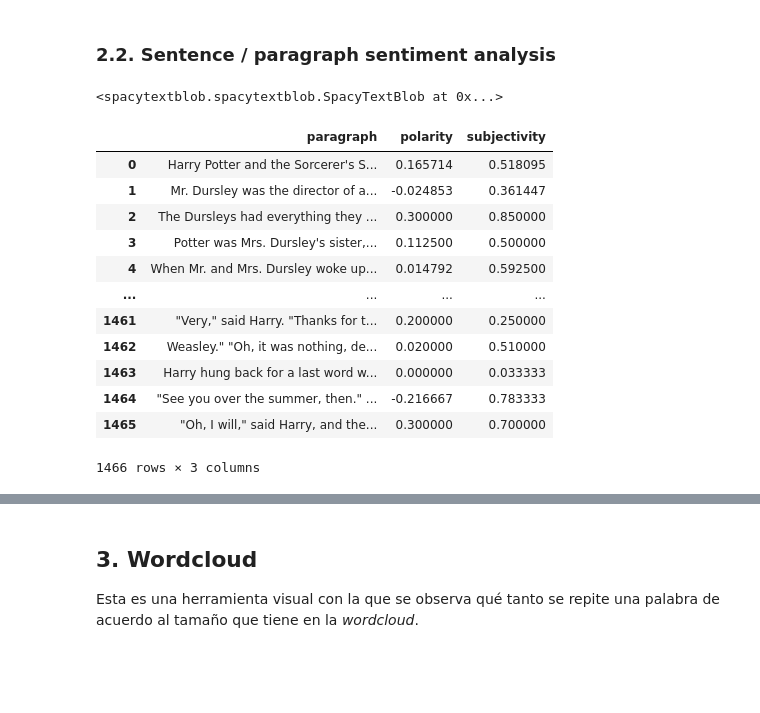
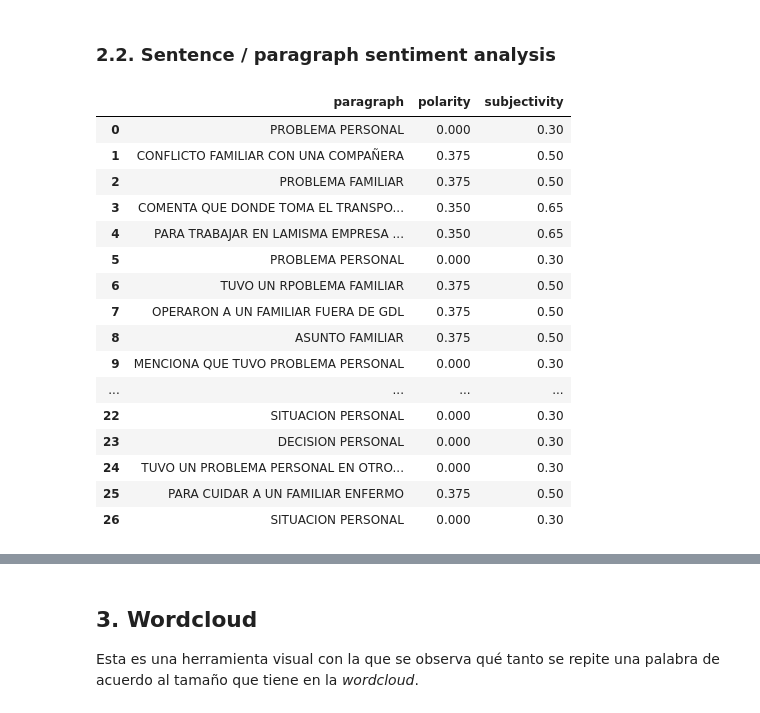
Before and after one commit to Jolmed26/PrediccionRotacionPersonal, a Jupyter notebook: src/analisis_sentimientos.ipynb, the cells around one changed output, grey strips where cells are left out. Drawn from its saved outputs; the diff is of its cells as text; code cells hidden in the pictures; blank space fills up the shorter version.

```diff
--- a/src/analisis_sentimientos.ipynb
+++ b/src/analisis_sentimientos.ipynb
@@ -387,7 +300,10 @@ text_3[:500]
+# %%
+# get text in English
+nlp = spacy.load("es_core_news_sm")
 # %%
 # add the sentiment
 nlp.add_pipe("spacytextblob")
-doc = nlp(text_3[:9_993])  #the first more-less 10_000 characters
+doc = nlp(all_text)
 # %%
 # put it in a dataframe
 df = pd.DataFrame()
@@ -446,11 +366,3 @@ alt.Chart(df).mark_circle(opacity=.4, size=50).encode(
 [interactive output not drawn]
 # %% [markdown]
 ### 2.2. Sentence / paragraph sentiment analysis
-# %%
-# get text in English
-nlp = spacy.load("en_core_web_sm")
-
-# add the sentiment
-nlp.add_pipe("spacytextblob")
-# %% [output]
-<spacytextblob.spacytextblob.SpacyTextBlob at 0x...>
@@ -459,37 +369,39 @@ paragraphs = [i.replace("\n"," ") for i in text_3.rsplit(".\n")]
 # %%
-# put it in a table
+# Suponiendo que `df` es tu DataFrame original con la columna "motivo_renuncia"
 df_sent = pd.DataFrame()
 
-for i in paragraphs:
-    # get text in English
-    # nlp = spacy.load("en_core_web_sm")
-
-    # add the sentiment
-    # nlp.add_pipe("spacytextblob")
-    doc = nlp(i)  #the first more-less 10_000 characters
+# Iterar sobre cada registro de la columna 'motivo_renuncia'
+for motivo in df["Motivo_renuncia"]:
+    doc = nlp(motivo)  # Procesar el texto con spaCy
     df_1 = pd.DataFrame({
-        "paragraph":doc.text,
-        "polarity":doc._.blob.polarity,
-        "subjectivity":doc._.blob.subjectivity
-    }, index=[0])
-    df_sent = pd.concat([df_sent, df_1])
+        "paragraph": [doc.text],
+        "polarity": [doc._.blob.polarity],
+        "subjectivity": [doc._.blob.subjectivity]
+    })
+    df_sent = pd.concat([df_sent, df_1], ignore_index=True)
 # %%
-# print the table for polarity and subjectivity values different to zero
-df_sent[(df_sent.subjectivity != 0) | (df_sent.polarity != 0)].reset_index(drop=True)
+# Filtrar valores de polaridad y subjetividad diferentes de cero
+df_sent_filtered = df_sent[(df_sent.subjectivity != 0) | (df_sent.polarity != 0)].reset_index(drop=True)
+
+df_sent_filtered
 # %% [output]
 |  | paragraph | polarity | subjectivity |
-| 0 | Harry Potter and the Sorcerer's S... | 0.165714 | 0.518095 |
-| 1 | Mr. Dursley was the director of a... | -0.024853 | 0.361447 |
-| 2 | The Dursleys had everything they ... | 0.300000 | 0.850000 |
-| 3 | Potter was Mrs. Dursley's sister,... | 0.112500 | 0.500000 |
-| 4 | When Mr. and Mrs. Dursley woke up... | 0.014792 | 0.592500 |
+| 0 | PROBLEMA PERSONAL | 0.000 | 0.30 |
+| 1 | CONFLICTO FAMILIAR CON UNA COMPAÑERA | 0.375 | 0.50 |
+| 2 | PROBLEMA FAMILIAR | 0.375 | 0.50 |
+| 3 | COMENTA QUE DONDE TOMA EL TRANSPO... | 0.350 | 0.65 |
+| 4 | PARA TRABAJAR EN LAMISMA EMPRESA ... | 0.350 | 0.65 |
+| 5 | PROBLEMA PERSONAL | 0.000 | 0.30 |
+| 6 | TUVO UN RPOBLEMA FAMILIAR | 0.375 | 0.50 |
+| 7 | OPERARON A UN FAMILIAR FUERA DE GDL | 0.375 | 0.50 |
+| 8 | ASUNTO FAMILIAR | 0.375 | 0.50 |
+| 9 | MENCIONA QUE TUVO PROBLEMA PERSONAL | 0.000 | 0.30 |
 | ... | ... | ... | ... |
-| 1461 | "Very," said Harry. "Thanks for t... | 0.200000 | 0.250000 |
-| 1462 | Weasley." "Oh, it was nothing, de... | 0.020000 | 0.510000 |
-| 1463 | Harry hung back for a last word w... | 0.000000 | 0.033333 |
-| 1464 | "See you over the summer, then." ... | -0.216667 | 0.783333 |
-| 1465 | "Oh, I will," said Harry, and the... | 0.300000 | 0.700000 |
+| 22 | SITUACION PERSONAL | 0.000 | 0.30 |
+| 23 | DECISION PERSONAL | 0.000 | 0.30 |
+| 24 | TUVO UN PROBLEMA PERSONAL EN OTRO... | 0.000 | 0.30 |
+| 25 | PARA CUIDAR A UN FAMILIAR ENFERMO | 0.375 | 0.50 |
+| 26 | SITUACION PERSONAL | 0.000 | 0.30 |
-1466 rows × 3 columns
 # %%
 # plot
 alt.Chart(df_sent).mark_circle(opacity=.4, size=50).encode(
```
Also changed, not shown: parts of 31 cells of this notebook, 3 other files.
